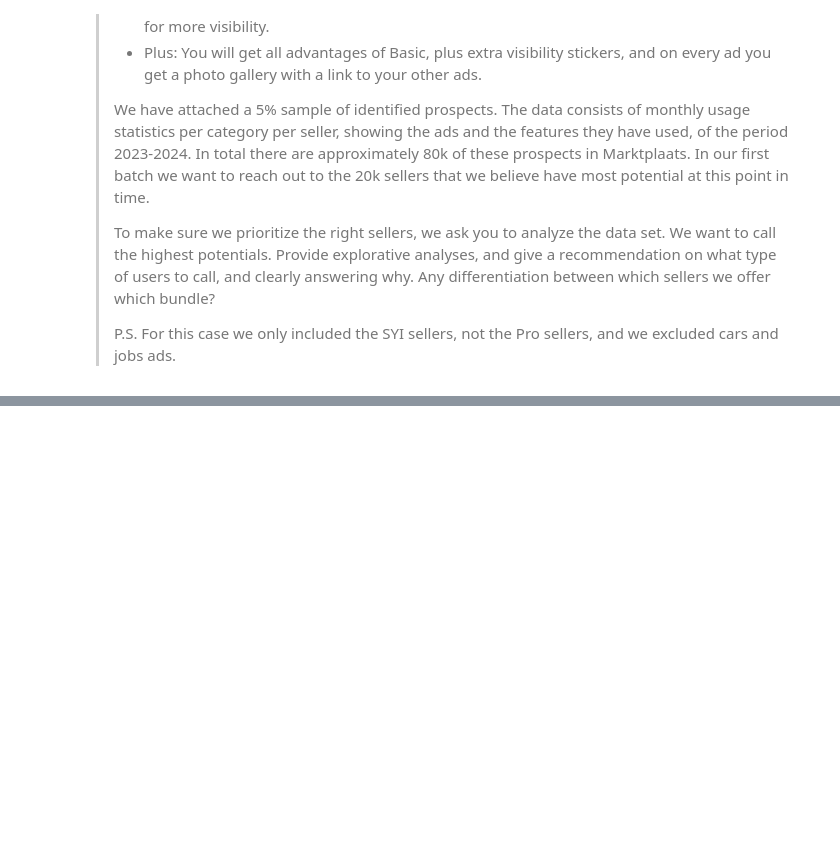
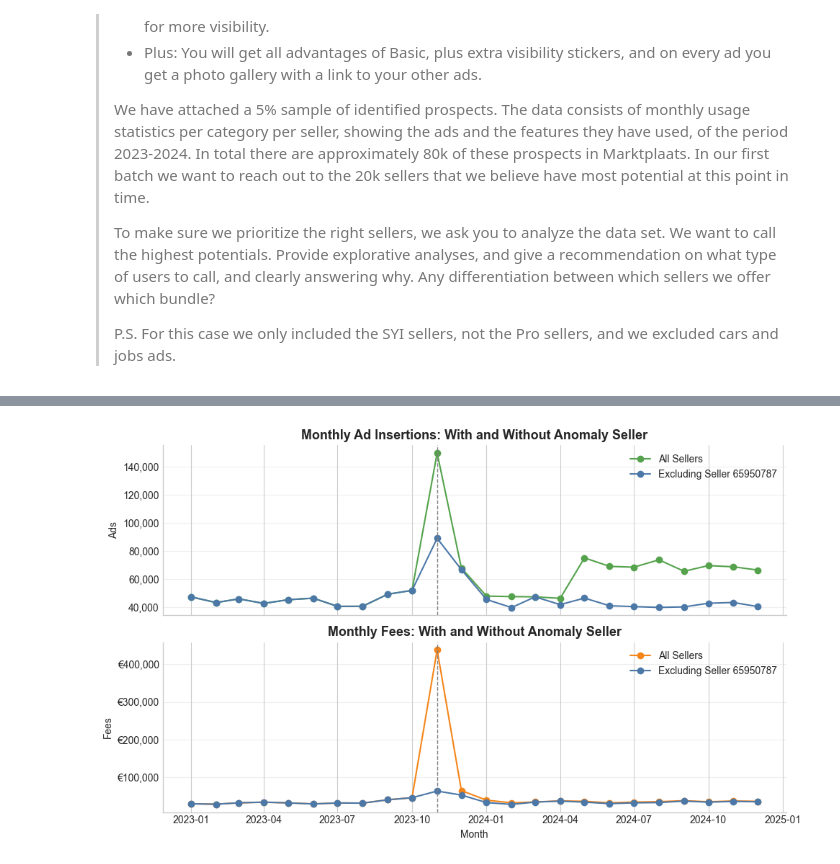
Before and after one commit to omer-t/marktplaats-assignment, a Jupyter notebook: assignments/marketing_analyst/q2_outreach_prioritization.ipynb, the cells around one changed output, grey strips where cells are left out. Saved outputs shown, nothing was run; the diff lists cells and outputs as text; code cells hidden in the pictures; blank space fills up the shorter version.

```diff
--- a/assignments/marketing_analyst/q2_outreach_prioritization.ipynb
+++ b/assignments/marketing_analyst/q2_outreach_prioritization.ipynb
@@ -16,0 +173,11 @@
+# %%
+df["commercial_uses"] = df["paid_ad_insertions"] + df["total_feature_uses"]
+
+row_metric_summary = df[["total_ad_insertions", "commercial_uses", "total_fees"]].describe().round(2)
+row_metric_summary = row_metric_summary.rename(columns=readable_metric_label)
+row_metric_summary_display = row_metric_summary.copy()
+row_metric_summary_display["Total Fees"] = [
+    f"{value:,.0f}" if index == "count" else f"€{value:,.2f}"
+    for index, value in row_metric_summary_display["Total Fees"].items()
+]
+row_metric_summary_display
@@ -16,0 +404,24 @@
+# %%
+fig, axes = plt.subplots(2, 1, figsize=(10, 6), sharex=True)
+
+axes[0].plot(monthly_summary[Q2_DATE_COLUMN], monthly_summary["total_ad_insertions"], marker="o", label="All Sellers", color=PLOT_COLORS["success"])
+axes[0].plot(monthly_without_anomaly_seller[Q2_DATE_COLUMN], monthly_without_anomaly_seller["total_ad_insertions"], marker="o", label=f"Excluding Seller {anomaly_seller_id}", color=PLOT_COLORS["primary"])
+axes[0].set_title("Monthly Ad Insertions: With and Without Anomaly Seller")
+axes[0].set_ylabel("Ads")
+
+axes[1].plot(monthly_summary[Q2_DATE_COLUMN], monthly_summary["total_fees"], marker="o", label="All Sellers", color=PLOT_COLORS["secondary"])
+axes[1].plot(monthly_without_anomaly_seller[Q2_DATE_COLUMN], monthly_without_anomaly_seller["total_fees"], marker="o", label=f"Excluding Seller {anomaly_seller_id}", color=PLOT_COLORS["primary"])
+axes[1].set_title("Monthly Fees: With and Without Anomaly Seller")
+axes[1].set_ylabel("Fees")
+axes[1].set_xlabel("Month")
+
+for ax in axes:
+    ax.axvline(anomaly_month, color="gray", linestyle="--", linewidth=1)
+    format_number_axis(ax, axis="y")
+    ax.grid(axis="y", alpha=0.3)
+    ax.legend()
+format_eur_axis(axes[1], axis="y")
+
+fig.tight_layout()
+# %% [output]
+[figure, added]
```
Also changed, not shown: parts of 26 cells of this notebook, 3 other files.
